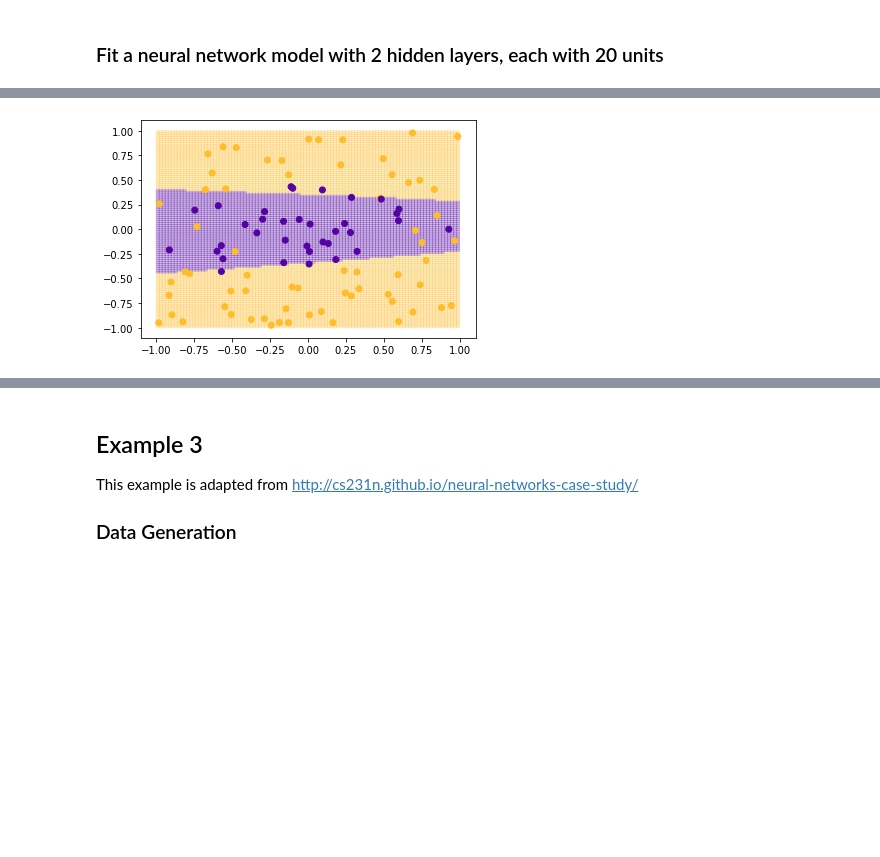
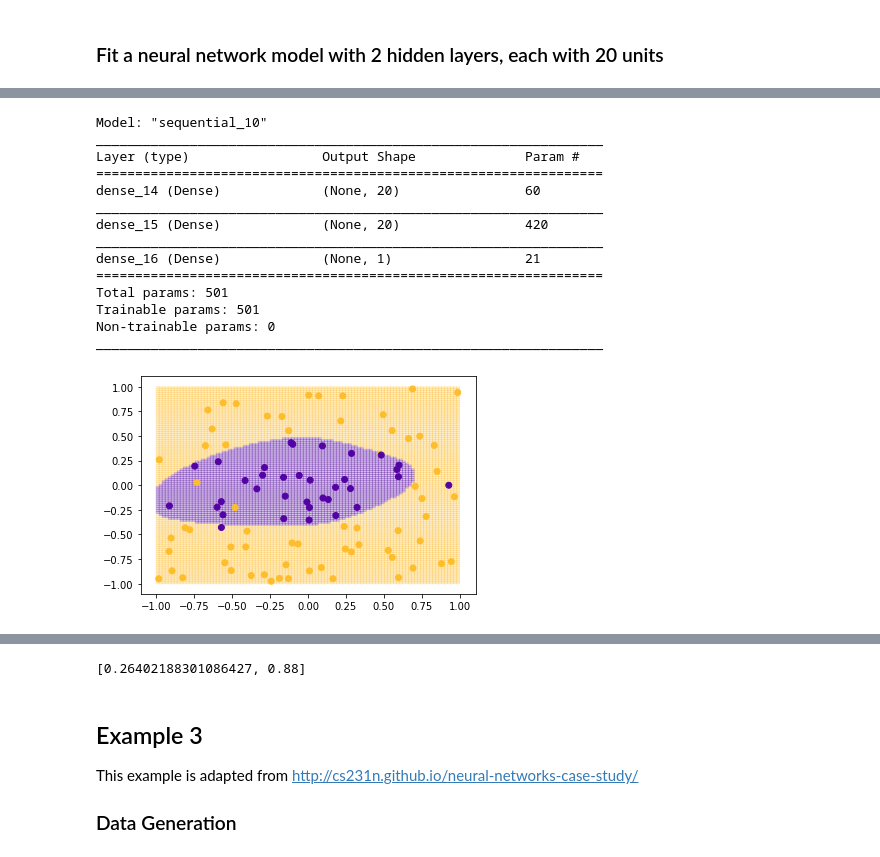
Before and after one commit to mhc-stat344ne-s2020/20200122_examples, a Jupyter notebook: 20200122_examples.ipynb, the cells around one changed output, grey strips where cells are left out. Saved outputs shown, nothing was run; the diff lists cells and outputs as text; code cells hidden in the pictures; blank space fills up the shorter version.

Commit message:
update examples with test set performance

```diff
--- a/20200122_examples.ipynb
+++ b/20200122_examples.ipynb
@@ -164,6 +226,6 @@ logistic_model.add(layers.Dense(1, activation = 'sigmoid', input_shape = (2,)))
 logistic_model.compile(optimizer = 'sgd', loss = 'binary_crossentropy', metrics = ['accuracy'])
 
 # Estimate the model parameters
-logistic_model.fit(x, y, epochs = 1000, batch_size = 32)
+logistic_model.fit(train_x, train_y, epochs = 1000, batch_size = 32)
 # %% [output]
 Epoch 1/1000
@@ -201,5 +278,11 @@ quadratic_logistic_model.add(layers.Dense(1, activation = 'sigmoid', input_shape
 quadratic_logistic_model.compile(optimizer = 'adam', loss = 'binary_crossentropy', metrics = ['accuracy'])
 
 # Estimate the model parameters
-quadratic_logistic_model.fit(x_mod, y, epochs = 1000, batch_size = 32)
+# input is x and x^2 together
+def add_x_squared(x):
+    return(np.concatenate((x, x**2), axis = 1))
+x_full = add_x_squared(train_x)
+print(x_full[range(10), :])
+
+quadratic_logistic_model.fit(x_full, train_y, epochs = 2000, batch_size = 32)
 # %% [output]
@@ -239,6 +335,6 @@ nnet_model1.add(layers.Dense(1, activation = 'sigmoid'))
 nnet_model1.compile(optimizer = 'adam', loss = 'binary_crossentropy', metrics = ['accuracy'])
 
 # Estimate the model parameters
-nnet_model1.fit(x, y, epochs = 2000, batch_size = 32)
+nnet_model1.fit(train_x, train_y, epochs = 2000, batch_size = 32)
 # %% [output]
 Epoch 1/2000
@@ -278,5 +389,5 @@ nnet_model2.add(layers.Dense(1, activation = 'sigmoid'))
 nnet_model2.compile(optimizer = 'adam', loss = 'binary_crossentropy', metrics = ['accuracy'])
 
 # Estimate the model parameters
-nnet_model2.fit(x, y, epochs = 2000, batch_size = 32)
+nnet_model2.fit(train_x, train_y, epochs = 2000, batch_size = 32)
 # %% [output]
@@ -300,6 +411,21 @@ Epoch 2000/2000
 <keras.callbacks.History at 0x...>
 # %%
 nnet_model2.summary()
-plot_decision_boundary(nnet_model2, None, (-1, 1), (-1, 1), 101, x, y)
+plot_decision_boundary(nnet_model2, None, (-1, 1), (-1, 1), 101, train_x, train_y)
+nnet_model2.evaluate(test_x, test_y)
 # %% [output]
+Model: "sequential_10"
+_________________________________________________________________
+Layer (type)                 Output Shape              Param #
+=================================================================
+dense_14 (Dense)             (None, 20)                60
+_________________________________________________________________
+dense_15 (Dense)             (None, 20)                420
+_________________________________________________________________
+dense_16 (Dense)             (None, 1)                 21
+=================================================================
+Total params: 501
+Trainable params: 501
+Non-trainable params: 0
+_________________________________________________________________
-[figure, old version]
+[figure, new version]
@@ -306,3 +433,4 @@ plot_decision_boundary(nnet_model2, None, (-1, 1), (-1, 1), 101, x, y)
+[0.26402188301086427, 0.88]
 # %% [markdown]
 ## Example 3
 
```
Also changed, not shown: parts of 19 cells of this notebook.
